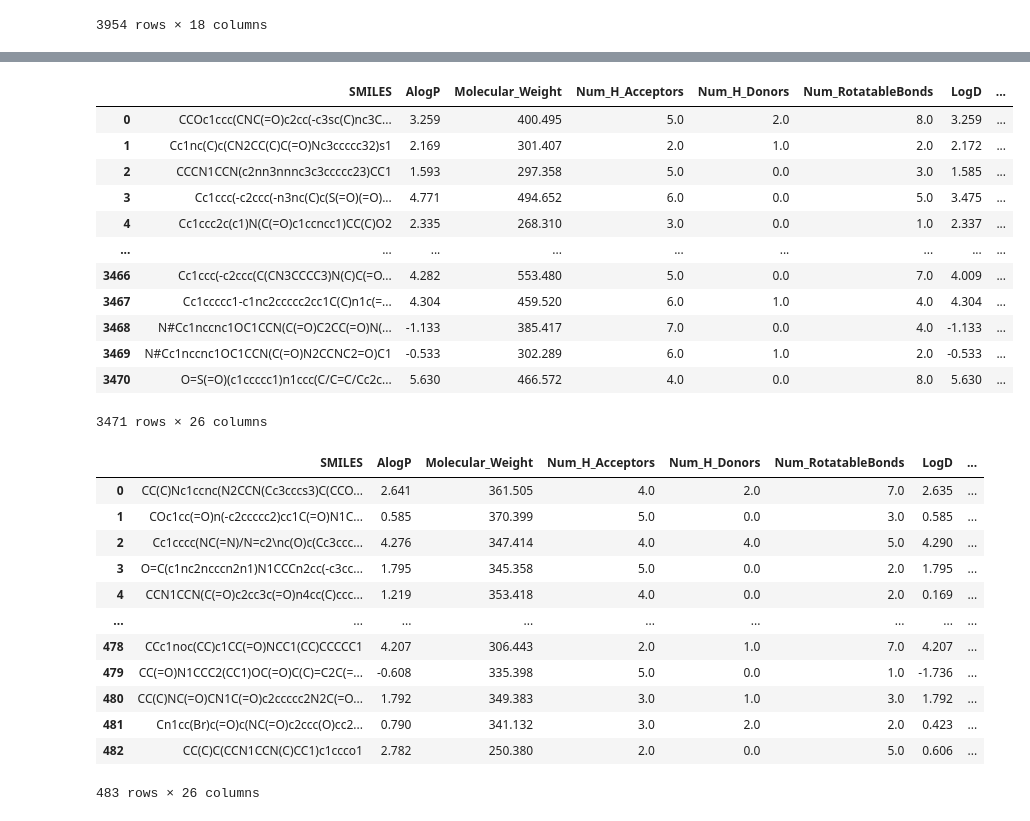
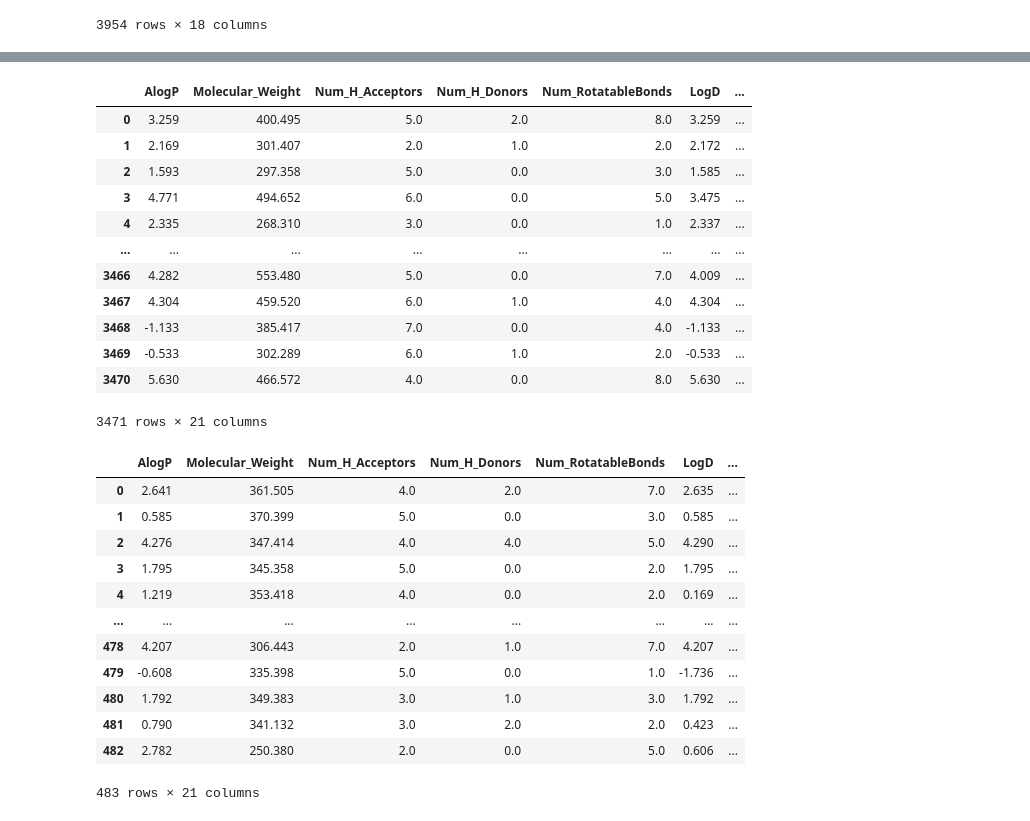
Before and after one commit to AnMyeongGyu/dacon_new_drug, a Jupyter notebook: 01_base_model.ipynb, the cells around one changed output, grey strips where cells are left out. Cells and saved outputs as stored; diff of their text form; code cells hidden in the pictures.

```diff
--- a/01_base_model.ipynb
+++ b/01_base_model.ipynb
@@ -312,36 +315,38 @@ df_total
 # %%
 df_train = df_total.iloc[:len(df_train), :].copy()
 df_train.reset_index(drop = True, inplace = True)
+df_train.drop(['SMILES'], axis=1, inplace = True)
 df_train
 # %% [output]
-|  | SMILES | AlogP | Molecular_Weight | Num_H_Acceptors | Num_H_Donors | Num_RotatableBonds | LogD | ... |
-| 0 | CCOc1ccc(CNC(=O)c2cc(-c3sc(C)nc3C... | 3.259 | 400.495 | 5.0 | 2.0 | 8.0 | 3.259 | ... |
-| 1 | Cc1nc(C)c(CN2CC(C)C(=O)Nc3ccccc32)s1 | 2.169 | 301.407 | 2.0 | 1.0 | 2.0 | 2.172 | ... |
-| 2 | CCCN1CCN(c2nn3nnnc3c3ccccc23)CC1 | 1.593 | 297.358 | 5.0 | 0.0 | 3.0 | 1.585 | ... |
-| 3 | Cc1ccc(-c2ccc(-n3nc(C)c(S(=O)(=O)... | 4.771 | 494.652 | 6.0 | 0.0 | 5.0 | 3.475 | ... |
-| 4 | Cc1ccc2c(c1)N(C(=O)c1ccncc1)CC(C)O2 | 2.335 | 268.310 | 3.0 | 0.0 | 1.0 | 2.337 | ... |
-| ... | ... | ... | ... | ... | ... | ... | ... | ... |
-| 3466 | Cc1ccc(-c2ccc(C(CN3CCCC3)N(C)C(=O... | 4.282 | 553.480 | 5.0 | 0.0 | 7.0 | 4.009 | ... |
-| 3467 | Cc1ccccc1-c1nc2ccccc2cc1C(C)n1c(=... | 4.304 | 459.520 | 6.0 | 1.0 | 4.0 | 4.304 | ... |
-| 3468 | N#Cc1nccnc1OC1CCN(C(=O)C2CC(=O)N(... | -1.133 | 385.417 | 7.0 | 0.0 | 4.0 | -1.133 | ... |
-| 3469 | N#Cc1nccnc1OC1CCN(C(=O)N2CCNC2=O)C1 | -0.533 | 302.289 | 6.0 | 1.0 | 2.0 | -0.533 | ... |
-| 3470 | O=S(=O)(c1ccccc1)n1ccc(C/C=C/Cc2c... | 5.630 | 466.572 | 4.0 | 0.0 | 8.0 | 5.630 | ... |
+|  | AlogP | Molecular_Weight | Num_H_Acceptors | Num_H_Donors | Num_RotatableBonds | LogD | ... |
+| 0 | 3.259 | 400.495 | 5.0 | 2.0 | 8.0 | 3.259 | ... |
+| 1 | 2.169 | 301.407 | 2.0 | 1.0 | 2.0 | 2.172 | ... |
+| 2 | 1.593 | 297.358 | 5.0 | 0.0 | 3.0 | 1.585 | ... |
+| 3 | 4.771 | 494.652 | 6.0 | 0.0 | 5.0 | 3.475 | ... |
+| 4 | 2.335 | 268.310 | 3.0 | 0.0 | 1.0 | 2.337 | ... |
+| ... | ... | ... | ... | ... | ... | ... | ... |
+| 3466 | 4.282 | 553.480 | 5.0 | 0.0 | 7.0 | 4.009 | ... |
+| 3467 | 4.304 | 459.520 | 6.0 | 1.0 | 4.0 | 4.304 | ... |
+| 3468 | -1.133 | 385.417 | 7.0 | 0.0 | 4.0 | -1.133 | ... |
+| 3469 | -0.533 | 302.289 | 6.0 | 1.0 | 2.0 | -0.533 | ... |
+| 3470 | 5.630 | 466.572 | 4.0 | 0.0 | 8.0 | 5.630 | ... |
-3471 rows × 26 columns
+3471 rows × 21 columns
 # %%
 df_test = df_total.iloc[len(df_train):, :].copy()
 df_test.reset_index(drop = True, inplace = True)
+df_test.drop(['SMILES'], axis=1, inplace = True)
 df_test
 # %% [output]
-|  | SMILES | AlogP | Molecular_Weight | Num_H_Acceptors | Num_H_Donors | Num_RotatableBonds | LogD | ... |
-| 0 | CC(C)Nc1ccnc(N2CCN(Cc3cccs3)C(CCO... | 2.641 | 361.505 | 4.0 | 2.0 | 7.0 | 2.635 | ... |
-| 1 | COc1cc(=O)n(-c2ccccc2)cc1C(=O)N1C... | 0.585 | 370.399 | 5.0 | 0.0 | 3.0 | 0.585 | ... |
-| 2 | Cc1cccc(NC(=N)/N=c2\nc(O)c(Cc3ccc... | 4.276 | 347.414 | 4.0 | 4.0 | 5.0 | 4.290 | ... |
-| 3 | O=C(c1nc2ncccn2n1)N1CCCn2cc(-c3cc... | 1.795 | 345.358 | 5.0 | 0.0 | 2.0 | 1.795 | ... |
-| 4 | CCN1CCN(C(=O)c2cc3c(=O)n4cc(C)ccc... | 1.219 | 353.418 | 4.0 | 0.0 | 2.0 | 0.169 | ... |
-| ... | ... | ... | ... | ... | ... | ... | ... | ... |
-| 478 | CCc1noc(CC)c1CC(=O)NCC1(CC)CCCCC1 | 4.207 | 306.443 | 2.0 | 1.0 | 7.0 | 4.207 | ... |
-| 479 | CC(=O)N1CCC2(CC1)OC(=O)C(C)=C2C(=... | -0.608 | 335.398 | 5.0 | 0.0 | 1.0 | -1.736 | ... |
-| 480 | CC(C)NC(=O)CN1C(=O)c2ccccc2N2C(=O... | 1.792 | 349.383 | 3.0 | 1.0 | 3.0 | 1.792 | ... |
-| 481 | Cn1cc(Br)c(=O)c(NC(=O)c2ccc(O)cc2... | 0.790 | 341.132 | 3.0 | 2.0 | 2.0 | 0.423 | ... |
-| 482 | CC(C)C(CCN1CCN(C)CC1)c1ccco1 | 2.782 | 250.380 | 2.0 | 0.0 | 5.0 | 0.606 | ... |
+|  | AlogP | Molecular_Weight | Num_H_Acceptors | Num_H_Donors | Num_RotatableBonds | LogD | ... |
+| 0 | 2.641 | 361.505 | 4.0 | 2.0 | 7.0 | 2.635 | ... |
+| 1 | 0.585 | 370.399 | 5.0 | 0.0 | 3.0 | 0.585 | ... |
+| 2 | 4.276 | 347.414 | 4.0 | 4.0 | 5.0 | 4.290 | ... |
+| 3 | 1.795 | 345.358 | 5.0 | 0.0 | 2.0 | 1.795 | ... |
+| 4 | 1.219 | 353.418 | 4.0 | 0.0 | 2.0 | 0.169 | ... |
+| ... | ... | ... | ... | ... | ... | ... | ... |
+| 478 | 4.207 | 306.443 | 2.0 | 1.0 | 7.0 | 4.207 | ... |
+| 479 | -0.608 | 335.398 | 5.0 | 0.0 | 1.0 | -1.736 | ... |
+| 480 | 1.792 | 349.383 | 3.0 | 1.0 | 3.0 | 1.792 | ... |
+| 481 | 0.790 | 341.132 | 3.0 | 2.0 | 2.0 | 0.423 | ... |
+| 482 | 2.782 | 250.380 | 2.0 | 0.0 | 5.0 | 0.606 | ... |
-483 rows × 26 columns
+483 rows × 21 columns
```
Also changed, not shown: parts of 24 cells of this notebook, 2 other files.
